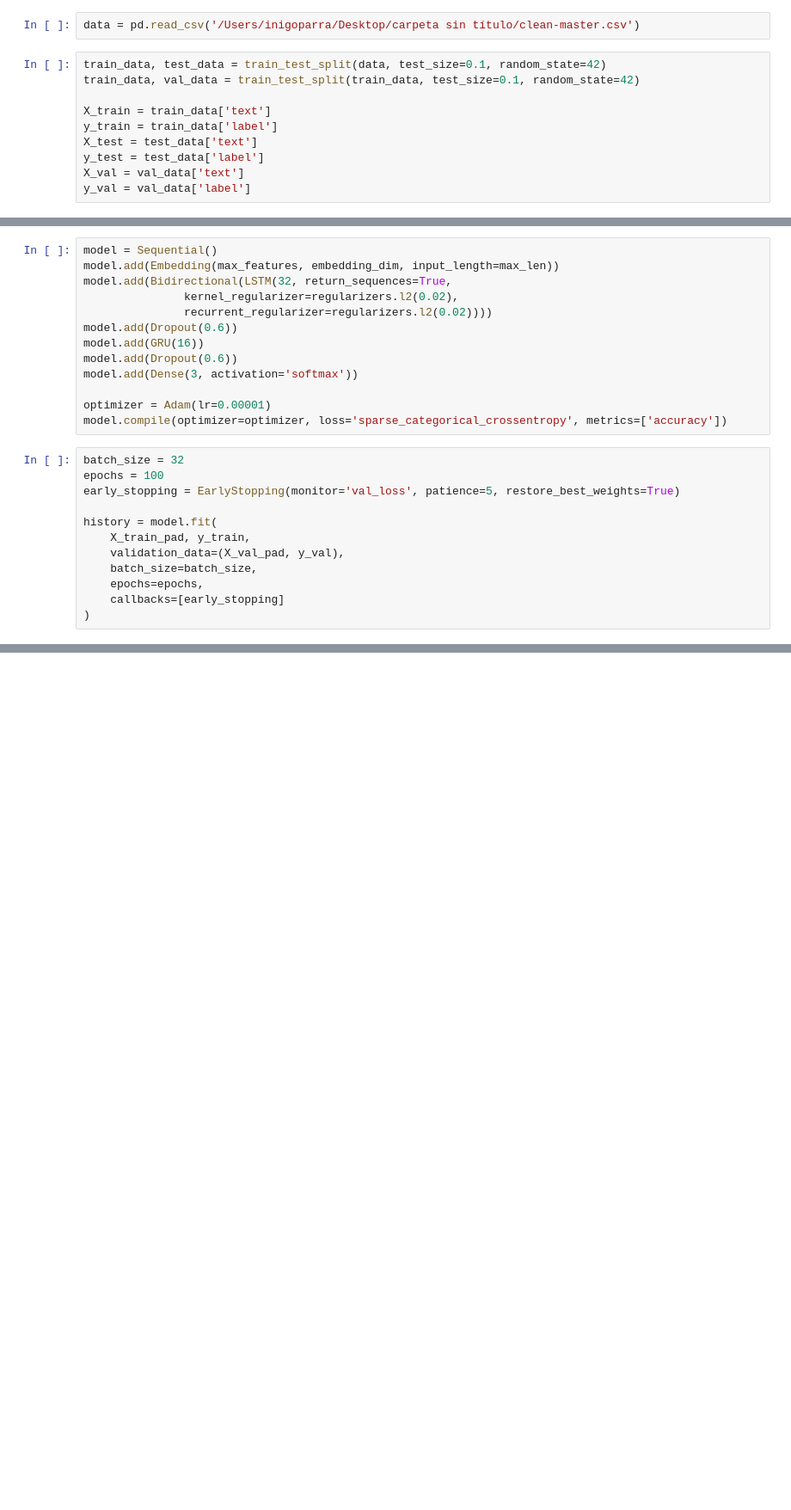
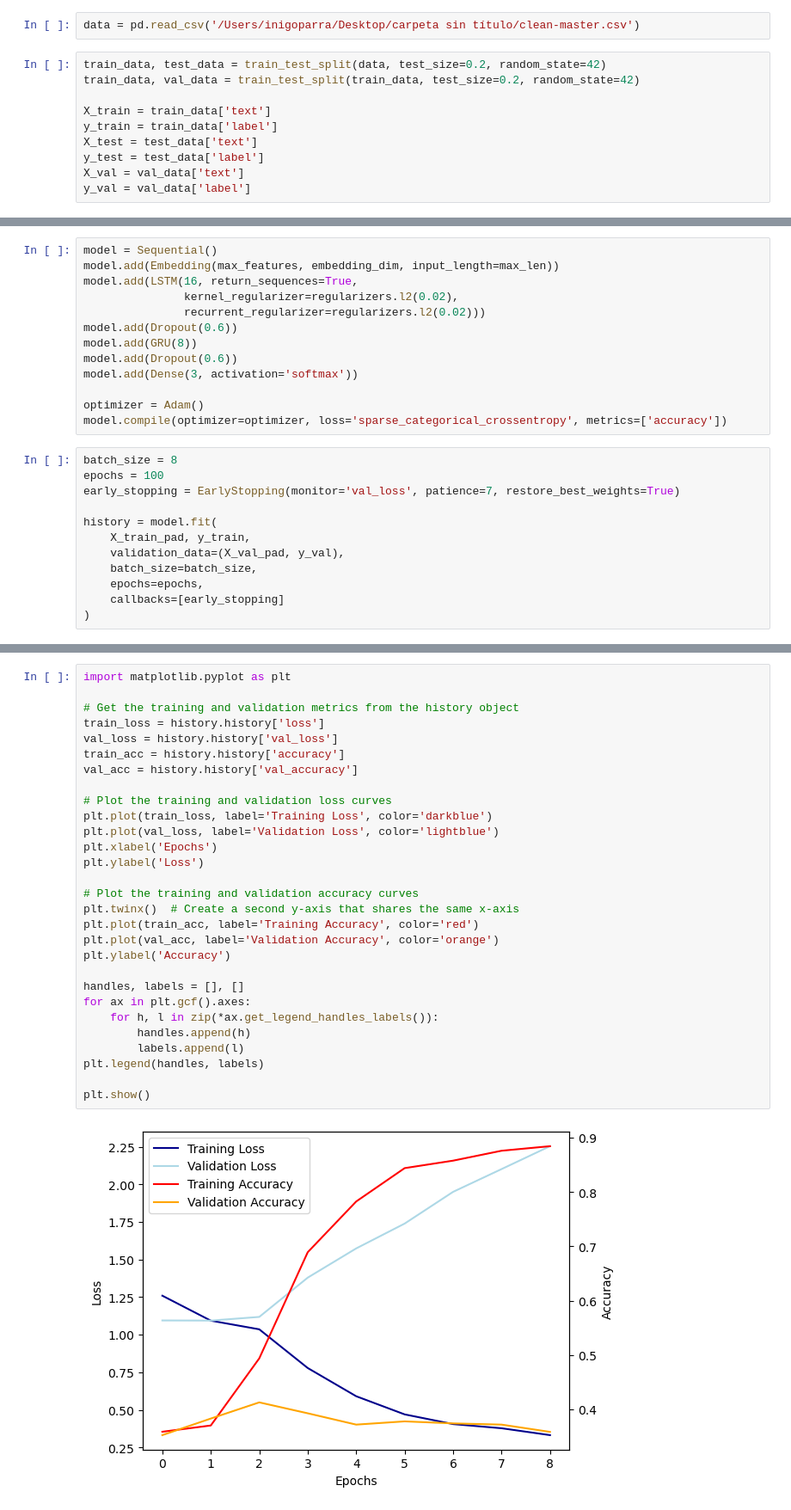
Before and after one commit to IParraMartin/WiBaSets, a Jupyter notebook: LSTM-Embedding.ipynb, the cells around one changed output, grey strips where cells are left out. Shown: that part at 86% size. Cells and saved outputs as stored; diff of their text form; blank space fills up the shorter version.

```diff
--- a/LSTM-Embedding.ipynb
+++ b/LSTM-Embedding.ipynb
@@ -14,8 +14,8 @@ from sklearn.metrics import classification_report
 # %%
 data = pd.read_csv('/Users/inigoparra/Desktop/carpeta sin título/clean-master.csv')
 # %%
-train_data, test_data = train_test_split(data, test_size=0.1, random_state=42)
-train_data, val_data = train_test_split(train_data, test_size=0.1, random_state=42)
+train_data, test_data = train_test_split(data, test_size=0.2, random_state=42)
+train_data, val_data = train_test_split(train_data, test_size=0.2, random_state=42)
 
 X_train = train_data['text']
 y_train = train_data['label']
@@ -87,20 +87,20 @@ X_val_pad = pad_sequences(X_val_seq, maxlen=max_len)
 # %%
 model = Sequential()
 model.add(Embedding(max_features, embedding_dim, input_length=max_len))
-model.add(Bidirectional(LSTM(32, return_sequences=True,
+model.add(LSTM(16, return_sequences=True,
                kernel_regularizer=regularizers.l2(0.02),
-               recurrent_regularizer=regularizers.l2(0.02))))
+               recurrent_regularizer=regularizers.l2(0.02)))
 model.add(Dropout(0.6))
-model.add(GRU(16))
+model.add(GRU(8))
 model.add(Dropout(0.6))
 model.add(Dense(3, activation='softmax'))
 
-optimizer = Adam(lr=0.00001)
+optimizer = Adam()
 model.compile(optimizer=optimizer, loss='sparse_categorical_crossentropy', metrics=['accuracy'])
 # %%
-batch_size = 32
+batch_size = 8
 epochs = 100
-early_stopping = EarlyStopping(monitor='val_loss', patience=5, restore_best_weights=True)
+early_stopping = EarlyStopping(monitor='val_loss', patience=7, restore_best_weights=True)
 
 history = model.fit(
     X_train_pad, y_train,
@@ -150,0 +152,31 @@ Test loss: 1.1798779964447021, Test accuracy: 0.38869258761405945
+# %%
+import matplotlib.pyplot as plt
+
+# Get the training and validation metrics from the history object
+train_loss = history.history['loss']
+val_loss = history.history['val_loss']
+train_acc = history.history['accuracy']
+val_acc = history.history['val_accuracy']
+
+# Plot the training and validation loss curves
+plt.plot(train_loss, label='Training Loss', color='darkblue')
+plt.plot(val_loss, label='Validation Loss', color='lightblue')
+plt.xlabel('Epochs')
+plt.ylabel('Loss')
+
+# Plot the training and validation accuracy curves
+plt.twinx()  # Create a second y-axis that shares the same x-axis
+plt.plot(train_acc, label='Training Accuracy', color='red')
+plt.plot(val_acc, label='Validation Accuracy', color='orange')
+plt.ylabel('Accuracy')
+
+handles, labels = [], []
+for ax in plt.gcf().axes:
+    for h, l in zip(*ax.get_legend_handles_labels()):
+        handles.append(h)
+        labels.append(l)
+plt.legend(handles, labels)
+
+plt.show()
+# %% [output]
+[figure, added]
```
Also changed, not shown: parts of 6 cells of this notebook.
